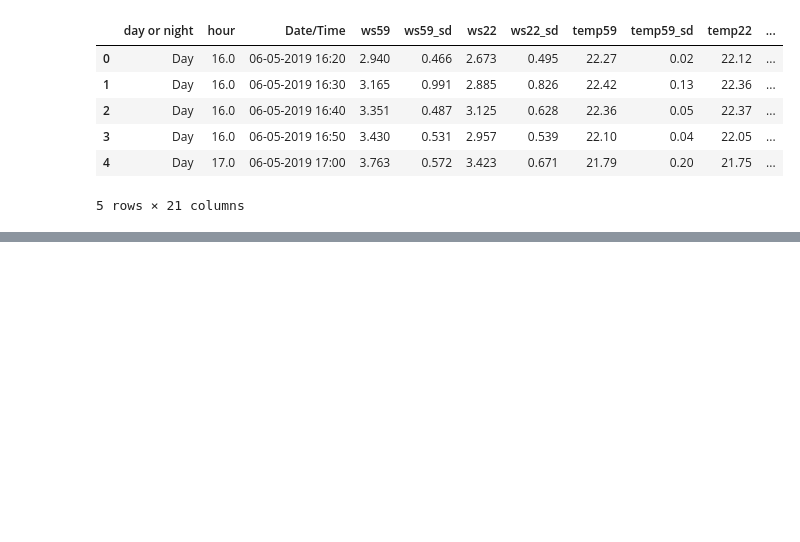
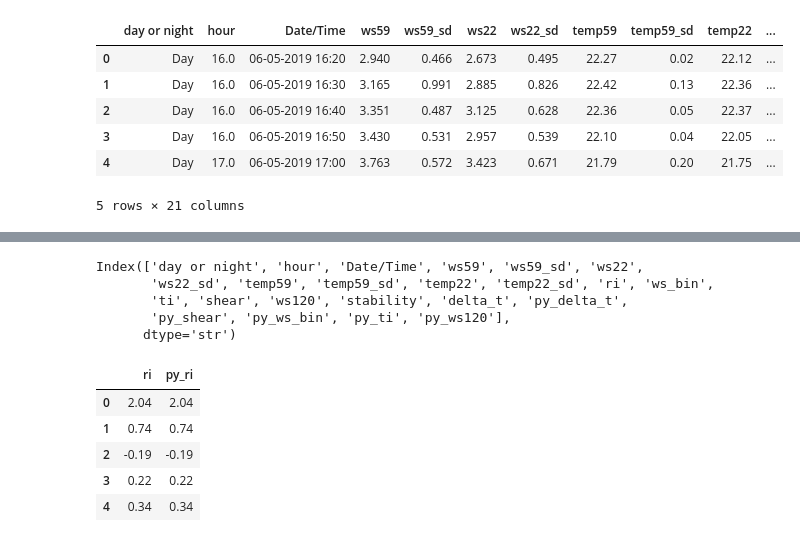
Before and after one commit to Manish-D-Rao/thermal-stability-tool, a Jupyter notebook: notebooks/analysis.ipynb, the cells around one changed output, grey strips where cells are left out. Saved outputs shown, nothing was run; the diff lists cells and outputs as text; code cells hidden in the pictures; blank space fills up the shorter version.

```diff
--- a/notebooks/analysis.ipynb
+++ b/notebooks/analysis.ipynb
@@ -333,0 +369,8 @@ thermal_stability.head()
+# %%
+thermal_stability.columns
+# %% [output]
+Index(['day or night', 'hour', 'Date/Time', 'ws59', 'ws59_sd', 'ws22',
+       'ws22_sd', 'temp59', 'temp59_sd', 'temp22', 'temp22_sd', 'ri', 'ws_bin',
+       'ti', 'shear', 'ws120', 'stability', 'delta_t', 'py_delta_t',
+       'py_shear', 'py_ws_bin', 'py_ti', 'py_ws120'],
+      dtype='str')
@@ -333,0 +397,10 @@ thermal_stability.head()
+# %%
+thermal_stability["py_ri"] = calculate_ri(thermal_stability["ws59"], thermal_stability["ws22"], thermal_stability["temp59"], thermal_stability["temp22"])
+thermal_stability[["ri", "py_ri"]].head()
+# %% [output]
+|  | ri | py_ri |
+| 0 | 2.04 | 2.04 |
+| 1 | 0.74 | 0.74 |
+| 2 | -0.19 | -0.19 |
+| 3 | 0.22 | 0.22 |
+| 4 | 0.34 | 0.34 |
```
Also changed, not shown: parts of 14 cells of this notebook, 2 other files.
